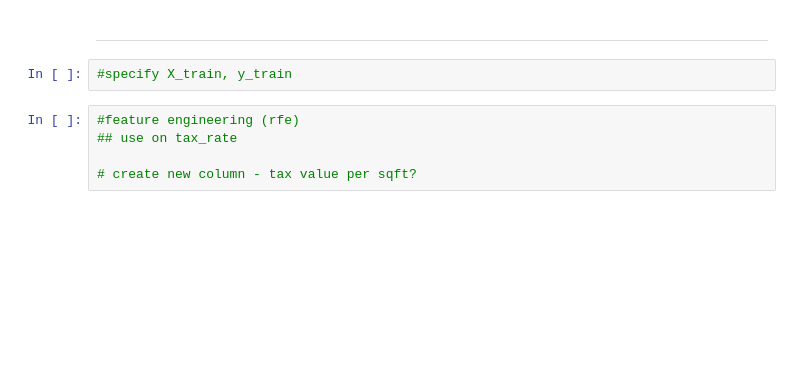
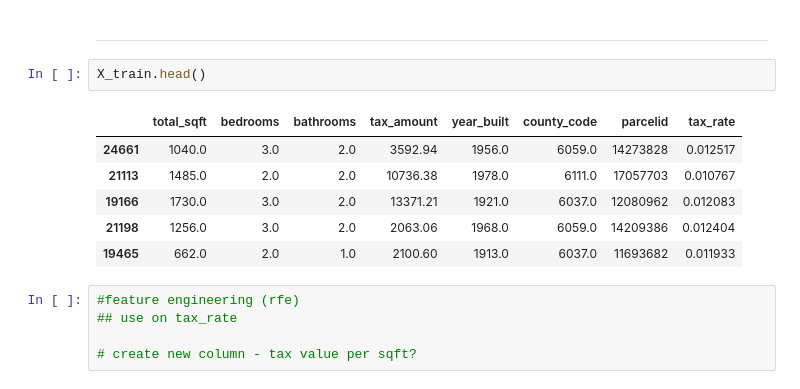
Before and after one commit to natasharivers/Zillow_Regression_Project, a Jupyter notebook: Initial Notebook.ipynb, the cells around one changed output. Saved outputs shown, nothing was run; the diff lists cells and outputs as text; blank space fills up the shorter version.

```diff
--- a/Initial Notebook.ipynb
+++ b/Initial Notebook.ipynb
@@ -505,8 +505,15 @@ We calculate a pearson r of 0.452291 and a statistical certainty p of 0.000000
 Because p 0.000000 < α  0.050000, we can reject our null hypothesis
 # %% [markdown]
 <hr style="border:2px solid black"> </hr>
-# %%
-#specify X_train, y_train
+# %%
+X_train.head()
+# %% [output]
+|  | total_sqft | bedrooms | bathrooms | tax_amount | year_built | county_code | parcelid | tax_rate |
+| 24661 | 1040.0 | 3.0 | 2.0 | 3592.94 | 1956.0 | 6059.0 | 14273828 | 0.012517 |
+| 21113 | 1485.0 | 2.0 | 2.0 | 10736.38 | 1978.0 | 6111.0 | 17057703 | 0.010767 |
+| 19166 | 1730.0 | 3.0 | 2.0 | 13371.21 | 1921.0 | 6037.0 | 12080962 | 0.012083 |
+| 21198 | 1256.0 | 3.0 | 2.0 | 2063.06 | 1968.0 | 6059.0 | 14209386 | 0.012404 |
+| 19465 | 662.0 | 2.0 | 1.0 | 2100.60 | 1913.0 | 6037.0 | 11693682 | 0.011933 |
 # %%
 #feature engineering (rfe)
 ## use on tax_rate
```
Also changed, not shown: parts of 13 cells of this notebook.
